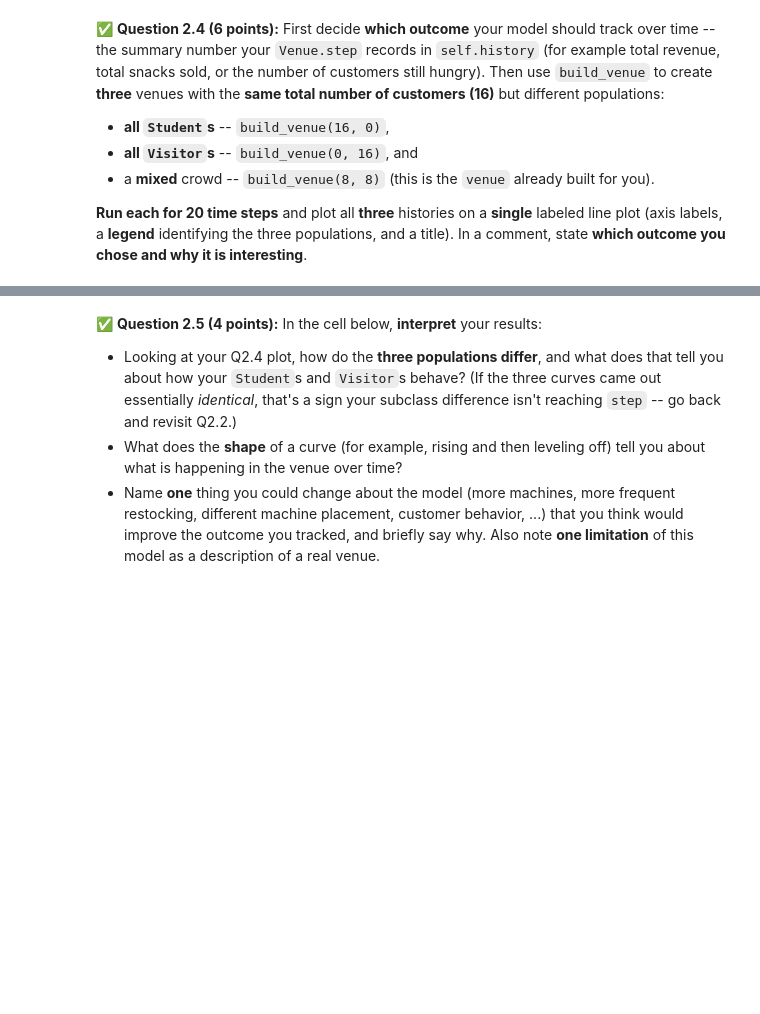
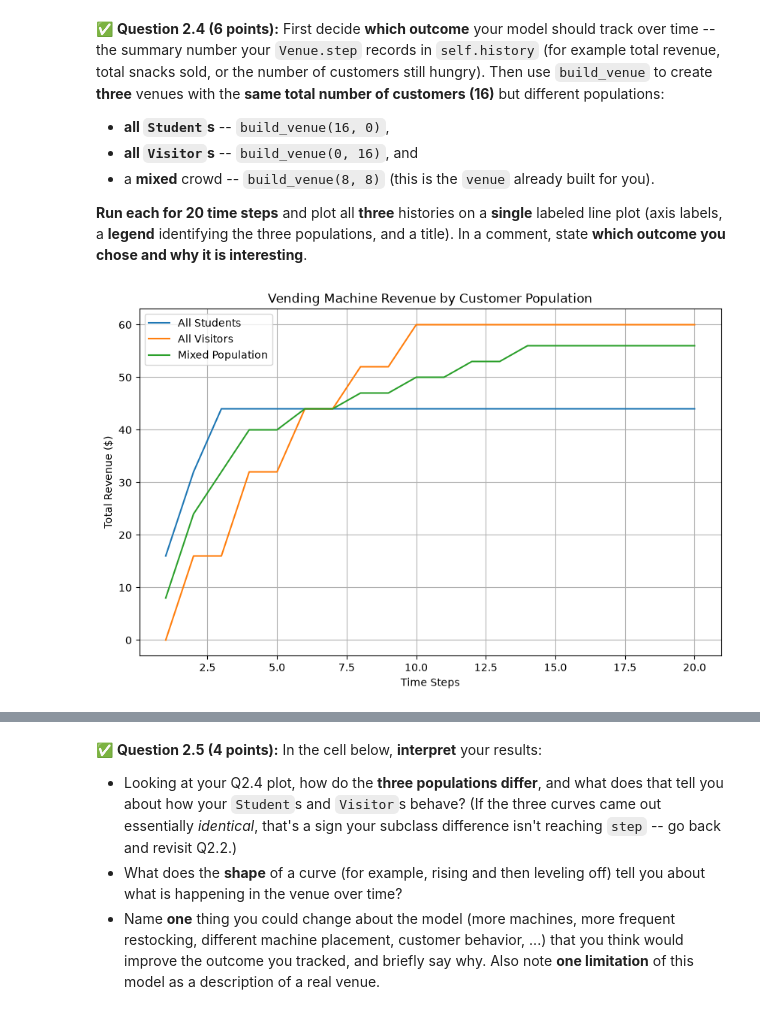
Before and after one commit to Joseph-wang1/CMSE202-f26-turnin, a Jupyter notebook: hw-02/HW02-ABMandGraphTheory-STUDENT.ipynb, the cells around one changed output, grey strips where cells are left out. Cells and saved outputs as stored; diff of their text form; code cells hidden in the pictures; blank space fills up the shorter version.

```diff
--- a/hw-02/HW02-ABMandGraphTheory-STUDENT.ipynb
+++ b/hw-02/HW02-ABMandGraphTheory-STUDENT.ipynb
@@ -200,7 +303,17 @@ behavioral difference between them (1-2 sentences each).
 # %%
 # Define the Student and Visitor subclasses.
 class Student(Customer):
-    pass
-
+    def __init__(self,position):
+        super().__init__(
+            cash = 3,
+            position = position,
+            hunger_rate = 2.5,
+            hunger_threshold =2
+        )
 class Visitor(Customer):
-    pass
+    def __init__(self,position):
+        super().__init__(
+            cash = 7,
+            position = position,
+            hunger_threshold = 2
+        )
@@ -336,9 +485,33 @@ labels, a **legend** identifying the three populations, and a title). In a comme
 you chose and why it is interesting**.
 # %%
 # Put your code here.
+import matplotlib.pyplot as plt
 # 1) Build three venues with build_venue: all students, all visitors, and a mixed crowd.
+students_venue = build_venue(16, 0)
+visitors_venue = build_venue(0, 16)
+mixed_venue = build_venue(8, 8)
 # 2) Run each for 20 steps and plot all three histories on ONE labeled plot (with a legend).
+students_history = students_venue.run(20)
+visitors_history = visitors_venue.run(20)
+mixed_history = mixed_venue.run(20)
+
+steps = range(1, 21)
+plt.figure(figsize=(10, 6))
+
+plt.plot(steps, students_history, label="All Students")
+plt.plot(steps, visitors_history, label="All Visitors")
+plt.plot(steps, mixed_history, label="Mixed Population")
+plt.xlabel("Time Steps")
+plt.ylabel("Total Revenue ($)")
+plt.title("Vending Machine Revenue by Customer Population")
+plt.legend()
+plt.grid(True)
+plt.show()
 # In a comment, say which outcome you are tracking and why.
+# I chose cumulative total revenue because it shows how different
+# customer populations affect vending machine sales over time.
+# %% [output]
+[figure, added]
 # %% [markdown]
 <!-- END QUESTION -->
 <!-- DO NOT MODIFY OR DELETE THIS CELL -->
```
Also changed, not shown: parts of 15 cells of this notebook.
